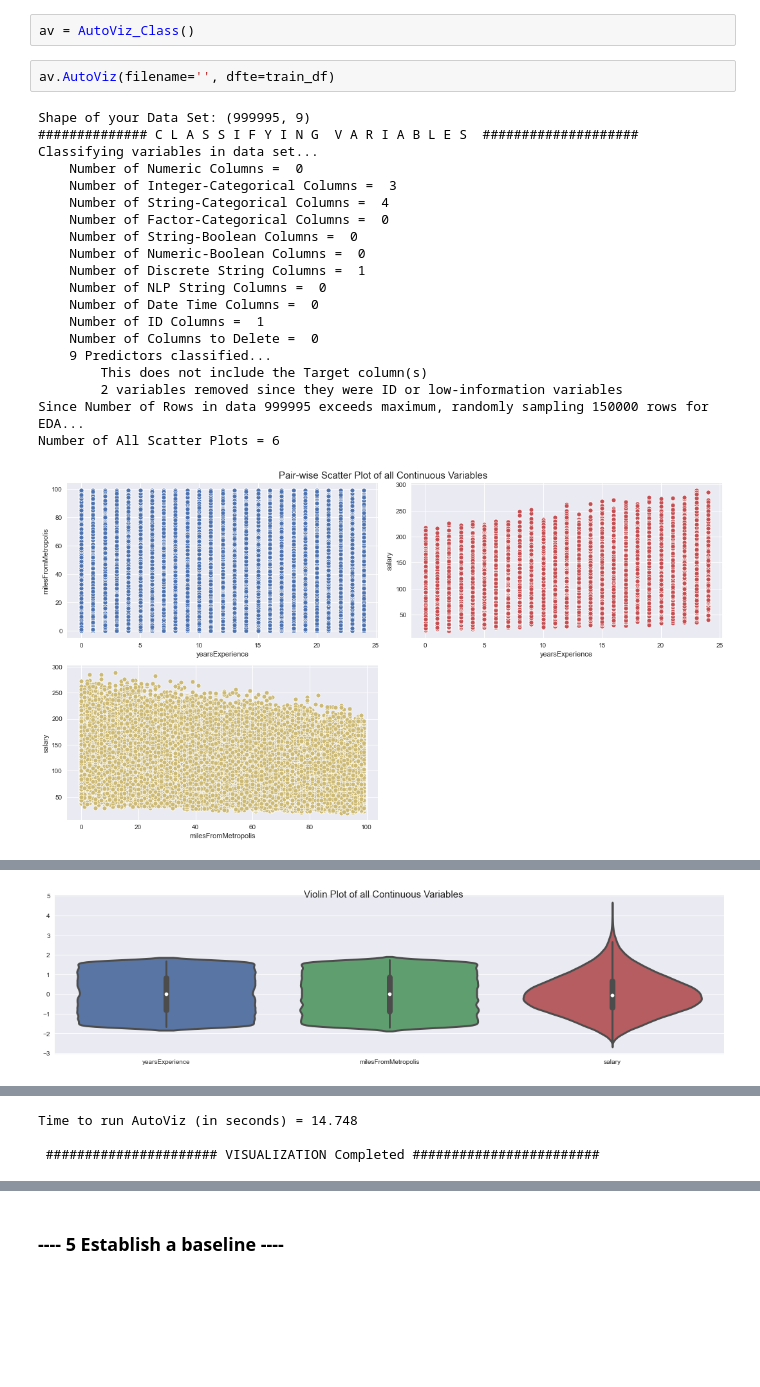
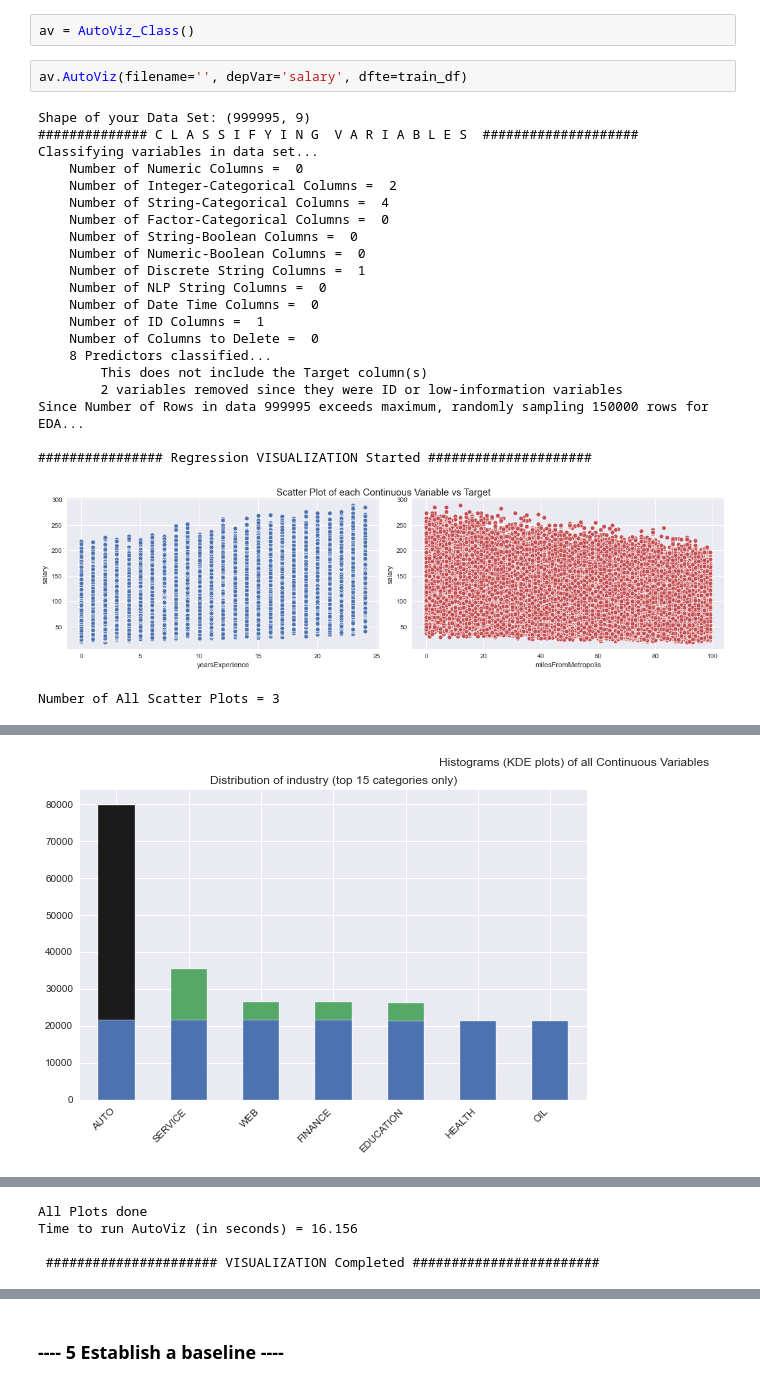
Before and after one commit to anthonywong611/salary_prediction_DS, a Jupyter notebook: Salary_Prediction_Project.ipynb, the cells around one changed output, grey strips where cells are left out. Cells and saved outputs as stored; diff of their text form; blank space fills up the shorter version.

```diff
--- a/Salary_Prediction_Project.ipynb
+++ b/Salary_Prediction_Project.ipynb
@@ -99,25 +116,27 @@ train_df.shape
 # %%
 av = AutoViz_Class()
 # %%
-av.AutoViz(filename='', dfte=train_df)
+av.AutoViz(filename='', depVar='salary', dfte=train_df)
 # %% [output]
 Shape of your Data Set: (999995, 9)
 ############## C L A S S I F Y I N G  V A R I A B L E S  ####################
 Classifying variables in data set...
     Number of Numeric Columns =  0
-    Number of Integer-Categorical Columns =  3
+    Number of Integer-Categorical Columns =  2
     Number of String-Categorical Columns =  4
     Number of Factor-Categorical Columns =  0
     Number of String-Boolean Columns =  0
     Number of Numeric-Boolean Columns =  0
     Number of Discrete String Columns =  1
     Number of NLP String Columns =  0
     Number of Date Time Columns =  0
     Number of ID Columns =  1
     Number of Columns to Delete =  0
-    9 Predictors classified...
+    8 Predictors classified...
         This does not include the Target column(s)
         2 variables removed since they were ID or low-information variables
 Since Number of Rows in data 999995 exceeds maximum, randomly sampling 150000 rows for EDA...
-Number of All Scatter Plots = 6
+
+################ Regression VISUALIZATION Started #####################
-[figure, old version]
+[figure, new version]
+Number of All Scatter Plots = 3
@@ -126 +145 @@ Number of All Scatter Plots = 6
-[figure, old version]
+[figure, new version]
@@ -129,3 +147,0 @@ Number of All Scatter Plots = 6
-Time to run AutoViz (in seconds) = 14.748
-
- ###################### VISUALIZATION Completed ########################
@@ -132,3 +150,7 @@ Time to run AutoViz (in seconds) = 14.748
+All Plots done
+Time to run AutoViz (in seconds) = 16.156
+
+ ###################### VISUALIZATION Completed ########################
 |  | jobType | degree | major | industry | yearsExperience | milesFromMetropolis | salary |
 | 975966 | CTO | BACHELORS | LITERATURE | FINANCE | 21 | 71 | 161 |
 | 604879 | SENIOR | NONE | NONE | EDUCATION | 21 | 47 | 100 |
```
Also changed, not shown: parts of 8 cells of this notebook.
